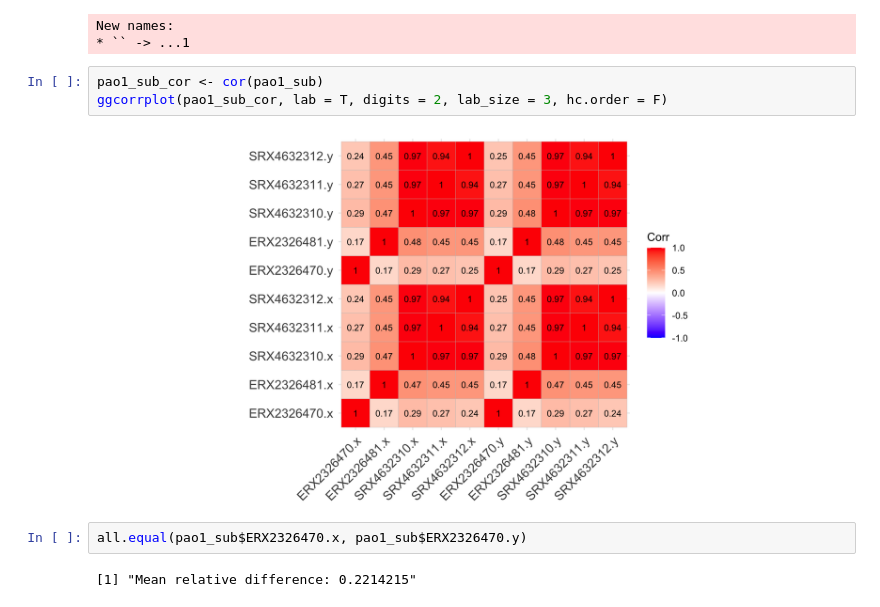
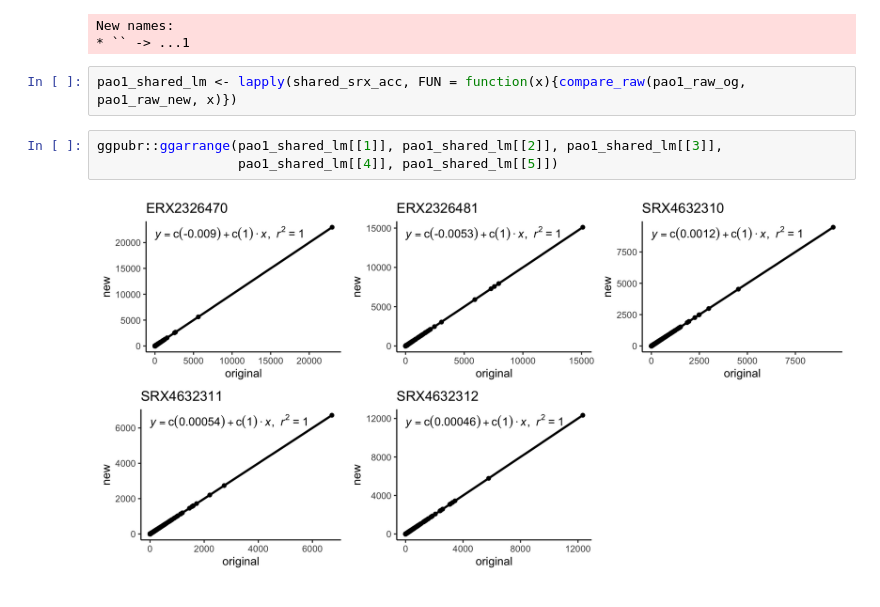
Before and after one commit to greenelab/2022-cf-sputum, a Jupyter notebook: notebooks/20220316_compare_raw_counts_values.ipynb, the cells around one changed output. Cells and saved outputs as stored; diff of their text form.

```diff
--- a/notebooks/20220316_compare_raw_counts_values.ipynb
+++ b/notebooks/20220316_compare_raw_counts_values.ipynb
@@ -57,11 +73,9 @@ pao1_sub <- left_join(pao1_raw_og_sub, pao1_raw_new_sub, by = "Name") %>%
 New names:
 * `` -> ...1
 # %%
-pao1_sub_cor <- cor(pao1_sub)
-ggcorrplot(pao1_sub_cor, lab = T, digits = 2, lab_size = 3, hc.order = F)
+pao1_shared_lm <- lapply(shared_srx_acc, FUN = function(x){compare_raw(pao1_raw_og, pao1_raw_new, x)})
-# %% [output]
-[figure, removed]
 # %%
-all.equal(pao1_sub$ERX2326470.x, pao1_sub$ERX2326470.y)
+ggpubr::ggarrange(pao1_shared_lm[[1]], pao1_shared_lm[[2]], pao1_shared_lm[[3]],
+                  pao1_shared_lm[[4]], pao1_shared_lm[[5]])
 # %% [output]
-[1] "Mean relative difference: 0.2214215"
+[figure, added]
```
Also changed, not shown: parts of 10 cells of this notebook, 1 other file.
